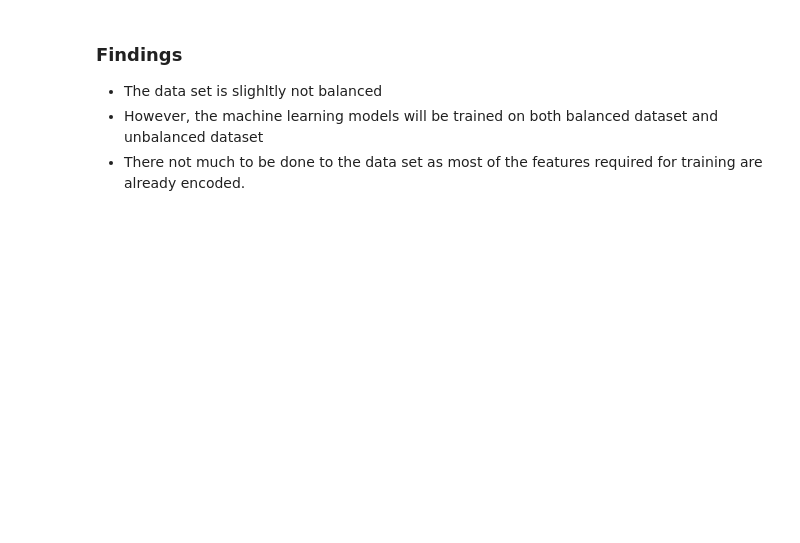
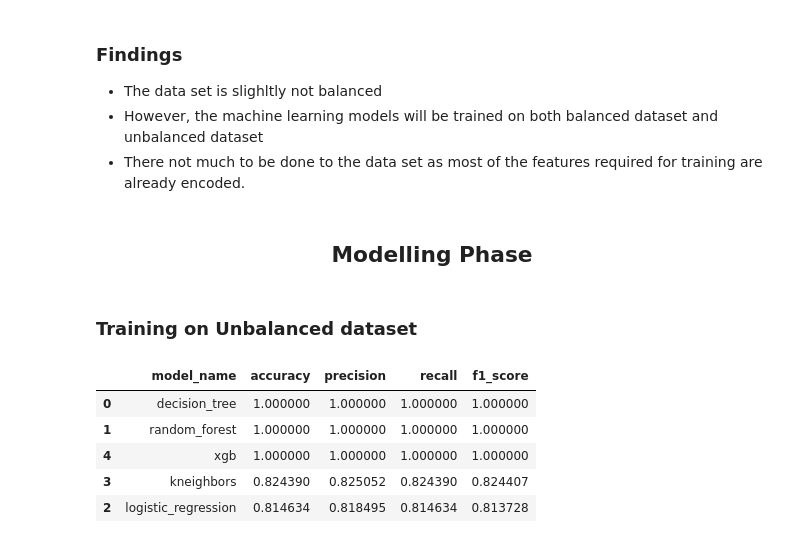
Before and after one commit to Felo10coder/Heart-Disease-Analysis, a Jupyter notebook: heartdiseasenotebook.ipynb, the cells around one changed output. Drawn from its saved outputs; the diff is of its cells as text; code cells hidden in the pictures; blank space fills up the shorter version.

```diff
--- a/heartdiseasenotebook.ipynb
+++ b/heartdiseasenotebook.ipynb
@@ -293,0 +334,49 @@ df['target'].value_counts().plot.pie(startangle=90,explode=(0.01,0.05),autopct='
+# %% [markdown]
+## **<center>Modelling Phase</center>**
+# %% [markdown]
+### **Training on Unbalanced dataset**
+# %%
+## create an empty dictionary to store our models
+all_pipelines = {}
+
+## create a metric table to display performance of each model
+metric_table = pd.DataFrame(columns=['model_name','accuracy','precision','recall','f1_score'])
+
+## define our models
+models = [('decision_tree',DecisionTreeClassifier(random_state=42)),
+          ('random_forest',RandomForestClassifier(random_state=42)),
+          ('logistic_regression',LogisticRegression(random_state=42)),
+          ('kneighbors',KNeighborsClassifier(n_neighbors=5)),
+          ('xgb',XGBClassifier(random_state=45))
+          ]
+## create a loop for training on each model
+
+for model_name, classifier in models:
+    #creating a pipeline that combines both the models and the preprocessor
+    final_pipeline= Pipeline(steps=[
+        ('preprocessor',preprocessor),
+        ('classifier',classifier)
+    ])
+    ##fitting or passing our training data through the final pipeline
+    final_pipeline.fit(X_train,y_train)
+    ## recording the models to the empty dictionary
+    all_pipelines[model_name]= final_pipeline
+    ## making prediction on the test data using the final pipeline
+    y_pred = final_pipeline.predict(X_test)
+    ## Generating a detailed report (as a dictionary) with metrics for a classification model's performance.
+    metrics = classification_report(y_test,y_pred,output_dict=True)
+    accuracy = metrics['accuracy'] # Retrieve overall accuracy from the report.
+    ##Extract weighted average values for precision, recall, and F1-score from the report
+    precision = metrics['weighted avg']['precision']
+    recall = metrics['weighted avg']['recall']
+    f1_score = metrics['weighted avg']['f1-score']
+    ## adding the results to the metric_table
+    metric_table.loc[len(metric_table)]=[model_name,accuracy,precision,recall,f1_score]
+metric_table.sort_values(by='f1_score',ascending=False)
+# %% [output]
+|  | model_name | accuracy | precision | recall | f1_score |
+| 0 | decision_tree | 1.000000 | 1.000000 | 1.000000 | 1.000000 |
+| 1 | random_forest | 1.000000 | 1.000000 | 1.000000 | 1.000000 |
+| 4 | xgb | 1.000000 | 1.000000 | 1.000000 | 1.000000 |
+| 3 | kneighbors | 0.824390 | 0.825052 | 0.824390 | 0.824407 |
+| 2 | logistic_regression | 0.814634 | 0.818495 | 0.814634 | 0.813728 |
```
Also changed, not shown: parts of 19 cells of this notebook, 5 other files.
